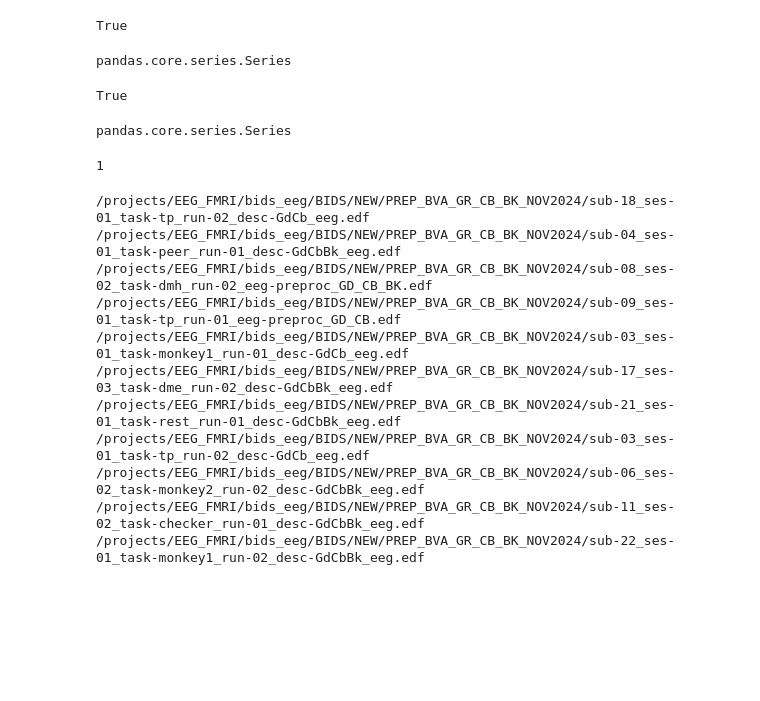
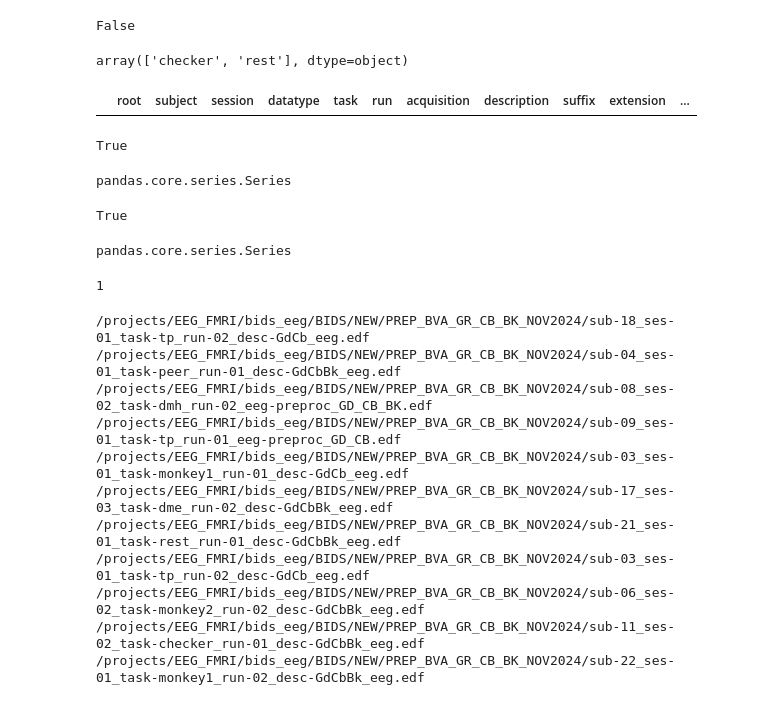
Before and after one commit to childmindresearch/eeg_research, a Jupyter notebook: src/eeg_research/system/test_lab.ipynb, the cells around one changed output. Drawn from its saved outputs; the diff is of its cells as text; code cells hidden in the pictures; blank space fills up the shorter version.

```diff
--- a/src/eeg_research/system/test_lab.ipynb
+++ b/src/eeg_research/system/test_lab.ipynb
@@ -9,3 +314,17 @@ array(['01', '02'], dtype=object)
+# %%
+all(["a", None, "b"])
+# %% [output]
+False
+# %%
+architecture.database['task'].unique()
+# %% [output]
+array(['checker', 'rest'], dtype=object)
+# %%
+architecture.select(
+    task = ['dme','dmh','inscapes','monkey1','monkey2','monkey5','peer','tp']
+)
+# %% [output]
+|  | root | subject | session | datatype | task | run | acquisition | description | suffix | extension | ... |
 # %%
 a = ['a','b','caca','popo']
 'caca' in a
```
Also changed, not shown: parts of 21 cells of this notebook, 2 other files.
